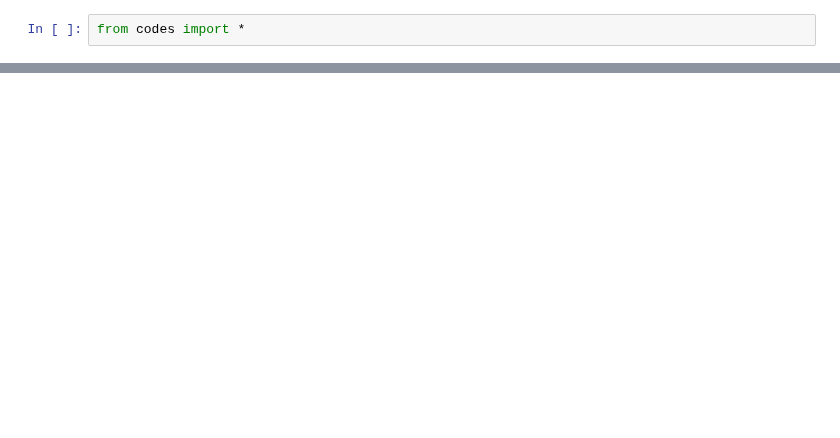
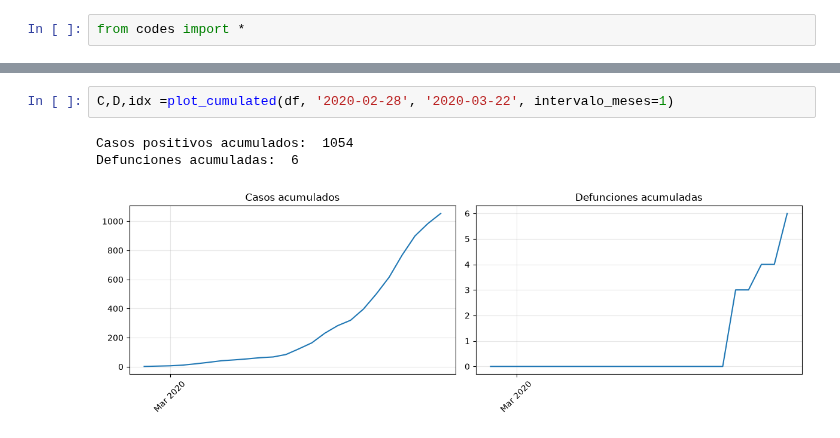
Before and after one commit to Marcos0526/Estimation-of-epidemiological-parameters, a Jupyter notebook: Codigos/plots.ipynb, the cells around one changed output, grey strips where cells are left out. Cells and saved outputs as stored; diff of their text form; blank space fills up the shorter version.

```diff
--- a/Codigos/plots.ipynb
+++ b/Codigos/plots.ipynb
@@ -30,0 +31,6 @@ Defunciones acumuladas:  113
+# %%
+C,D,idx =plot_cumulated(df, '2020-02-28', '2020-03-22', intervalo_meses=1)
+# %% [output]
+Casos positivos acumulados:  1054
+Defunciones acumuladas:  6
+[figure, added]
```
Also changed, not shown: parts of 4 cells of this notebook, 2 other files.
